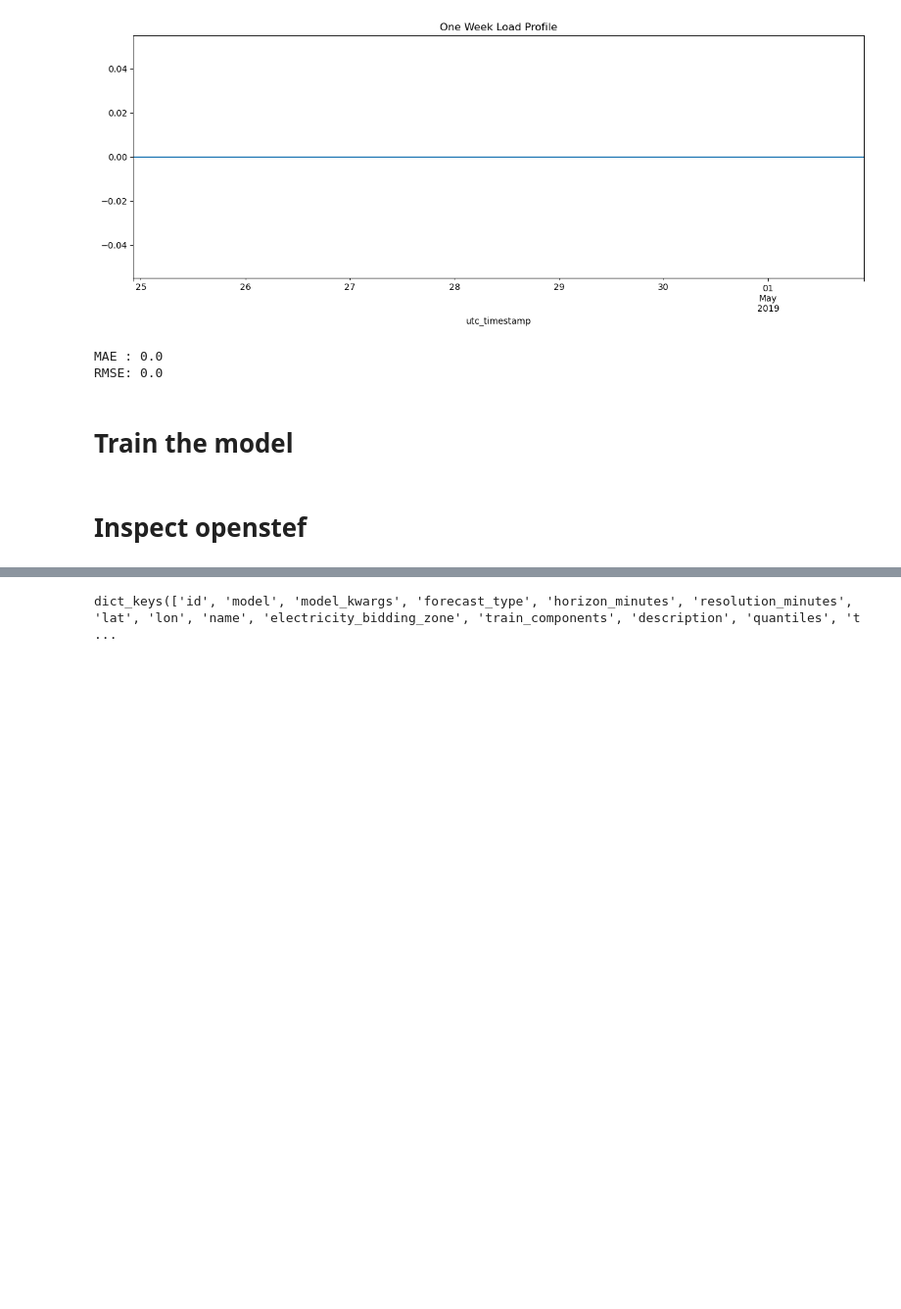
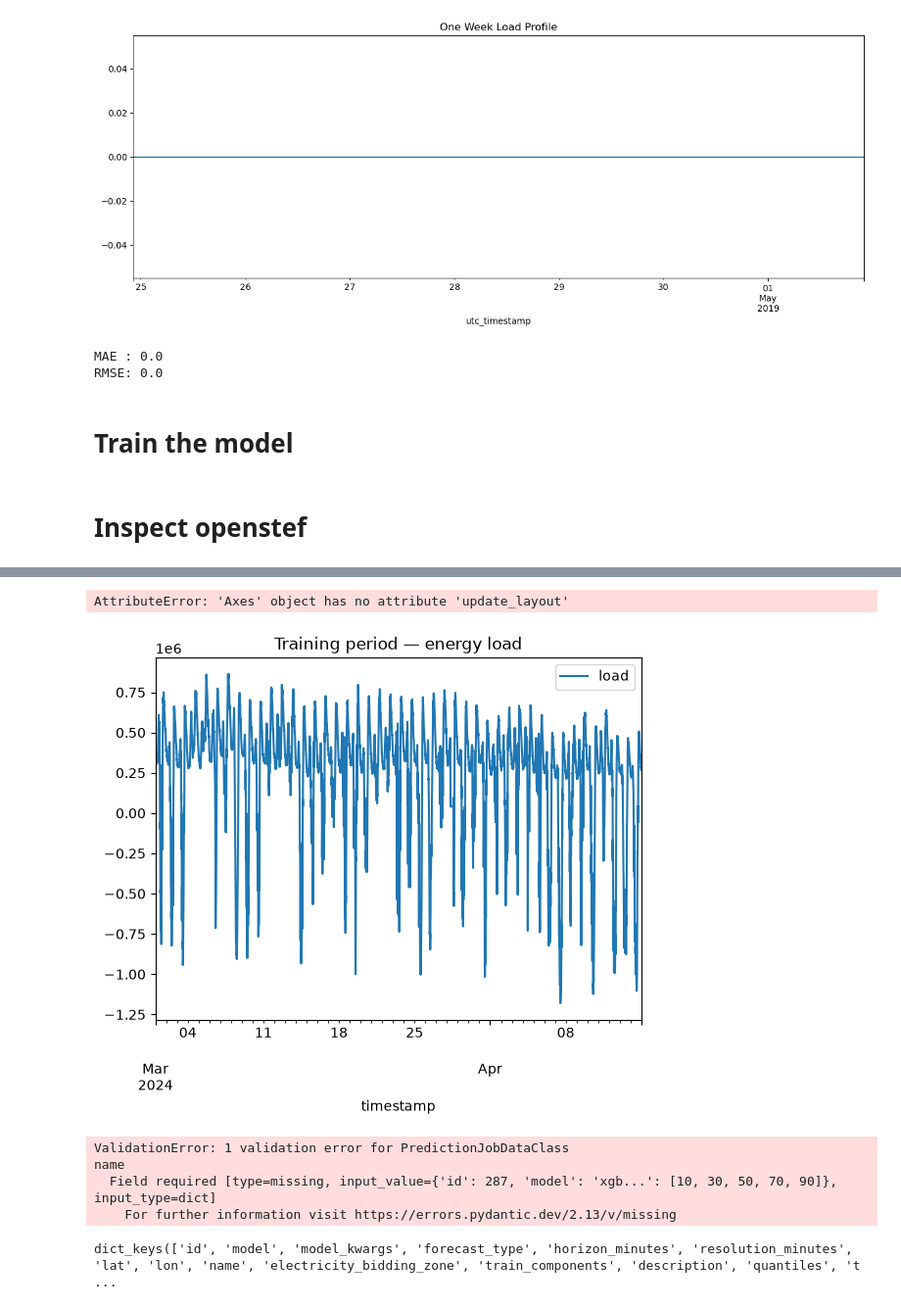
Before and after one commit to LyFX5/smart-grid-lab, a Jupyter notebook: load_forecasting.ipynb, the cells around one changed output, grey strips where cells are left out. Shown at 98% size. Drawn from its saved outputs; the diff is of its cells as text; code cells hidden in the pictures; blank space fills up the shorter version.

Commit message:
load forecast pipeline with openSTEF wip

```diff
--- a/load_forecasting.ipynb
+++ b/load_forecasting.ipynb
@@ -191,0 +194,27 @@ FORECAST_HORIZON = 12
+# %%
+from datetime import datetime, timedelta
+
+from openstef_core.testing import load_liander_dataset
+
+dataset = load_liander_dataset()
+
+train_start = datetime.fromisoformat("2024-03-01T00:00:00Z")
+train_end = train_start + timedelta(days=45)
+forecast_end = train_end + timedelta(days=7)
+
+train_dataset = dataset.filter_by_range(start=train_start, end=train_end)
+
+# Include 14 days of history before forecast start for lag feature computation
+predict_dataset = dataset.filter_by_range(
+    start=train_end - timedelta(days=14),
+    end=forecast_end,
+)
+
+print(
+    f"Training:  {train_dataset.data.shape[0]:,} rows, "
+    f"{train_dataset.data.index.min():%Y-%m-%d} to {train_dataset.data.index.max():%Y-%m-%d}"
+)
+print(
+    f"Predict:   {predict_dataset.data.shape[0]:,} rows, "
+    f"{predict_dataset.data.index.min():%Y-%m-%d} to {predict_dataset.data.index.max():%Y-%m-%d}"
+)
@@ -192,3 +228,26 @@ FORECAST_HORIZON = 12
+# %%
+# Quick look at the target variable
+fig = cast(Any, train_dataset.data[["load"]].plot(title="Training period — energy load"))
+fig.update_layout(yaxis_title="Load (MW)", xaxis_title="Time")
+fig.show()
+# %% [output]
+AttributeError: 'Axes' object has no attribute 'update_layout'
+[figure, added]
+# %%
+from openstef.data_classes.prediction_job import PredictionJobDataClass
+
+pj = PredictionJobDataClass(
+    id=287,
+    model="xgb",
+    resolution_minutes=15,
+    forecast_type="demand",
+    quantiles=[10, 30, 50, 70, 90],
+)
+# %% [output]
+ValidationError: 1 validation error for PredictionJobDataClass
+name
+  Field required [type=missing, input_value={'id': 287, 'model': 'xgb...': [10, 30, 50, 70, 90]}, input_type=dict]
+    For further information visit https://errors.pydantic.dev/2.13/v/missing
 # %%
 from openstef.pipeline.train_model import PredictionJobDataClass
 # %%
```
Also changed, not shown: parts of 2 cells of this notebook, 7 other files.
